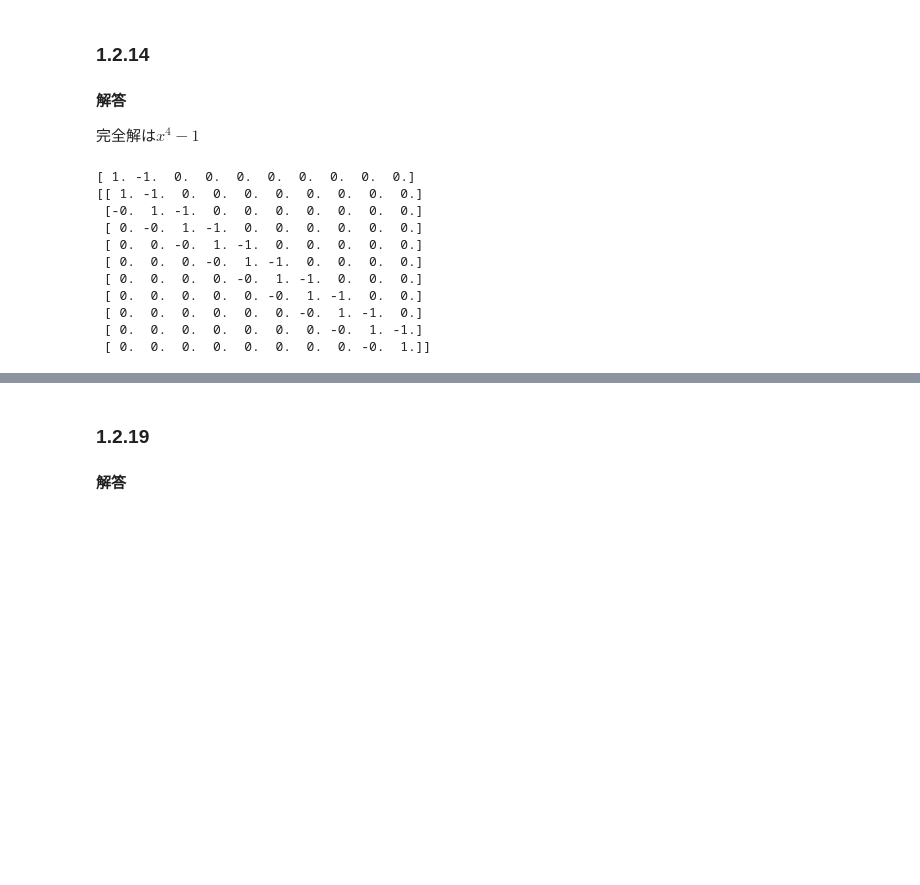
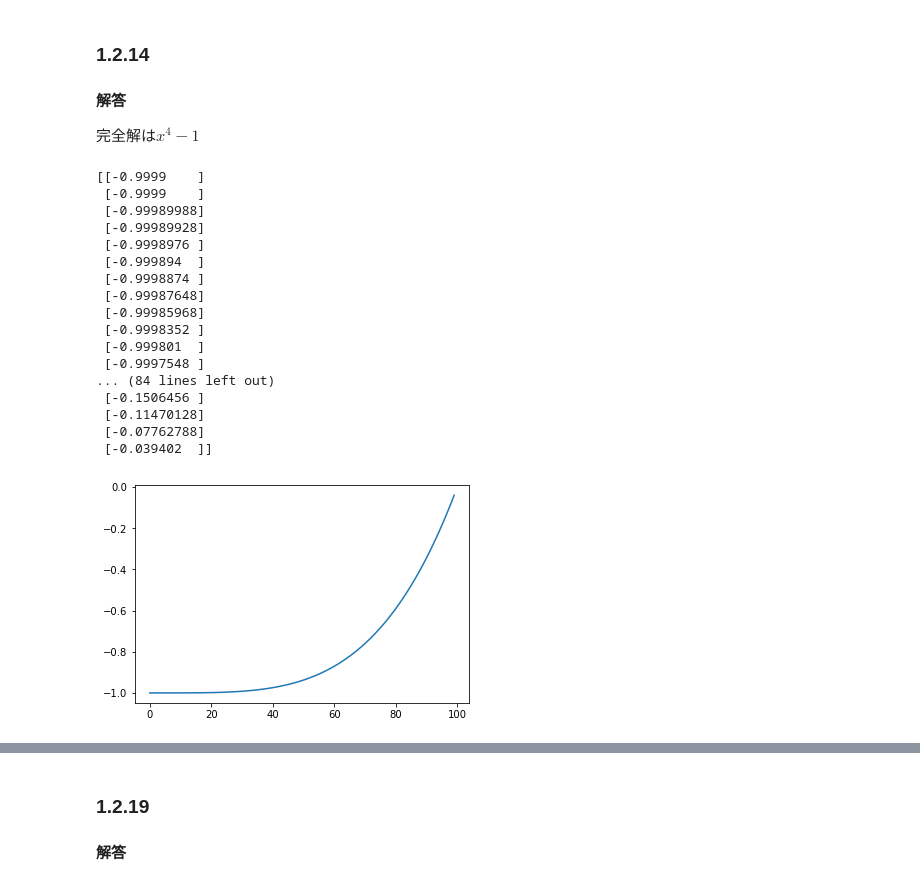
Before and after one commit to chenaoki/meel_strung, a Jupyter notebook: 1.2.ipynb, the cells around one changed output, grey strips where cells are left out. Saved outputs shown, nothing was run; the diff lists cells and outputs as text; code cells hidden in the pictures; blank space fills up the shorter version.

```diff
--- a/1.2.ipynb
+++ b/1.2.ipynb
@@ -326,18 +292,44 @@ pyplot.show()
 #### 解答
 完全解は$x^4-1$
 # %%
-print(np.hstack((np.array([1,-1]),np.zeros(8))))
-U_n = linalg.toeplitz(np.hstack((np.array([1,-1]),np.zeros(8))))*np.transpose(np.tri(10))
-print(U_n)
+
+n=100
+h=0.01
+
+T_100  = linalg.toeplitz([2, -1]+[0]*(n-2))
+T_100[0,0]=1
+x = np.transpose(np.array([range(n)]))*h
+# print(x)
+f_100=-x*x*12
+# print(T_1)
+# print(f_7)
+u=linalg.solve(1/h/h*T_100,f_100)
+
+print(u)
+pyplot.plot(u)
+pyplot.show()
+
+
+
+# print(np.hstack((np.array([1,-1]),np.zeros(8))))
+# U_n = linalg.toeplitz(np.hstack((np.array([1,-1]),np.zeros(8))))*np.transpose(np.tri(10))
+# print(U_n)
 # %% [output]
-[ 1. -1.  0.  0.  0.  0.  0.  0.  0.  0.]
-[[ 1. -1.  0.  0.  0.  0.  0.  0.  0.  0.]
- [-0.  1. -1.  0.  0.  0.  0.  0.  0.  0.]
- [ 0. -0.  1. -1.  0.  0.  0.  0.  0.  0.]
- [ 0.  0. -0.  1. -1.  0.  0.  0.  0.  0.]
- [ 0.  0.  0. -0.  1. -1.  0.  0.  0.  0.]
- [ 0.  0.  0.  0. -0.  1. -1.  0.  0.  0.]
- [ 0.  0.  0.  0.  0. -0.  1. -1.  0.  0.]
- [ 0.  0.  0.  0.  0.  0. -0.  1. -1.  0.]
- [ 0.  0.  0.  0.  0.  0.  0. -0.  1. -1.]
- [ 0.  0.  0.  0.  0.  0.  0.  0. -0.  1.]]
+[[-0.9999    ]
+ [-0.9999    ]
+ [-0.99989988]
+ [-0.99989928]
+ [-0.9998976 ]
+ [-0.999894  ]
+ [-0.9998874 ]
+ [-0.99987648]
+ [-0.99985968]
+ [-0.9998352 ]
+ [-0.999801  ]
+ [-0.9997548 ]
+... (84 lines left out)
+ [-0.1506456 ]
+ [-0.11470128]
+ [-0.07762788]
+ [-0.039402  ]]
+[figure, added]
```
Also changed, not shown: parts of 34 cells of this notebook.
